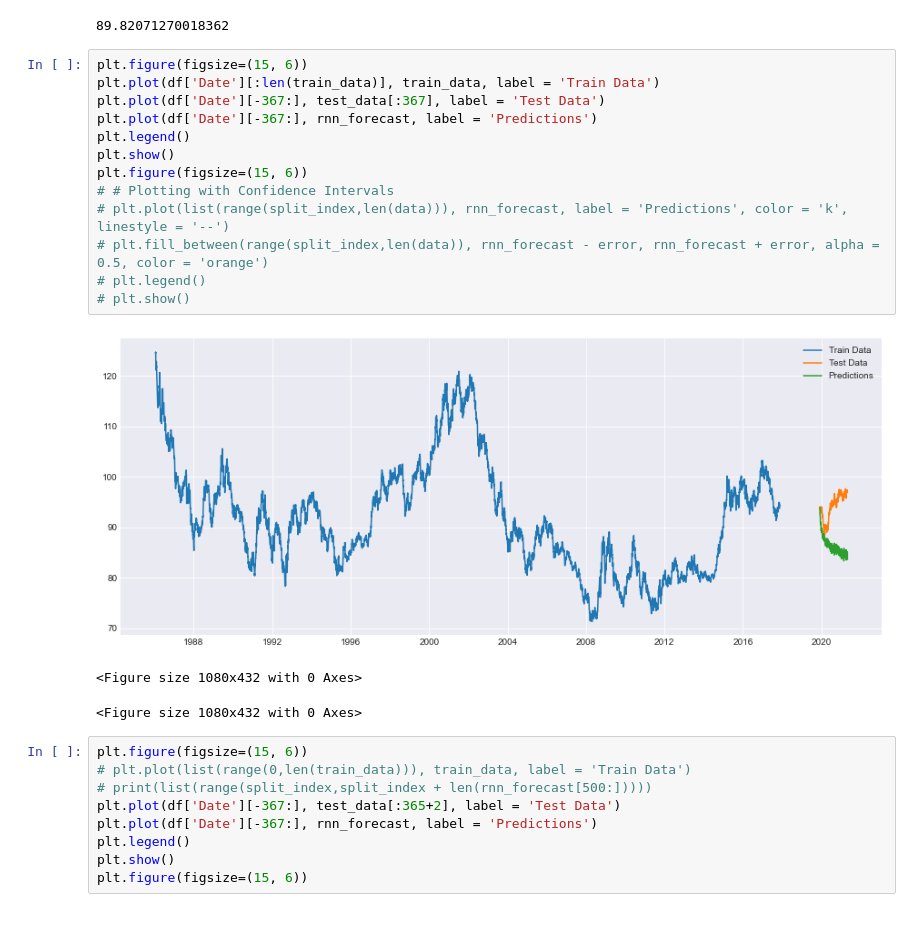
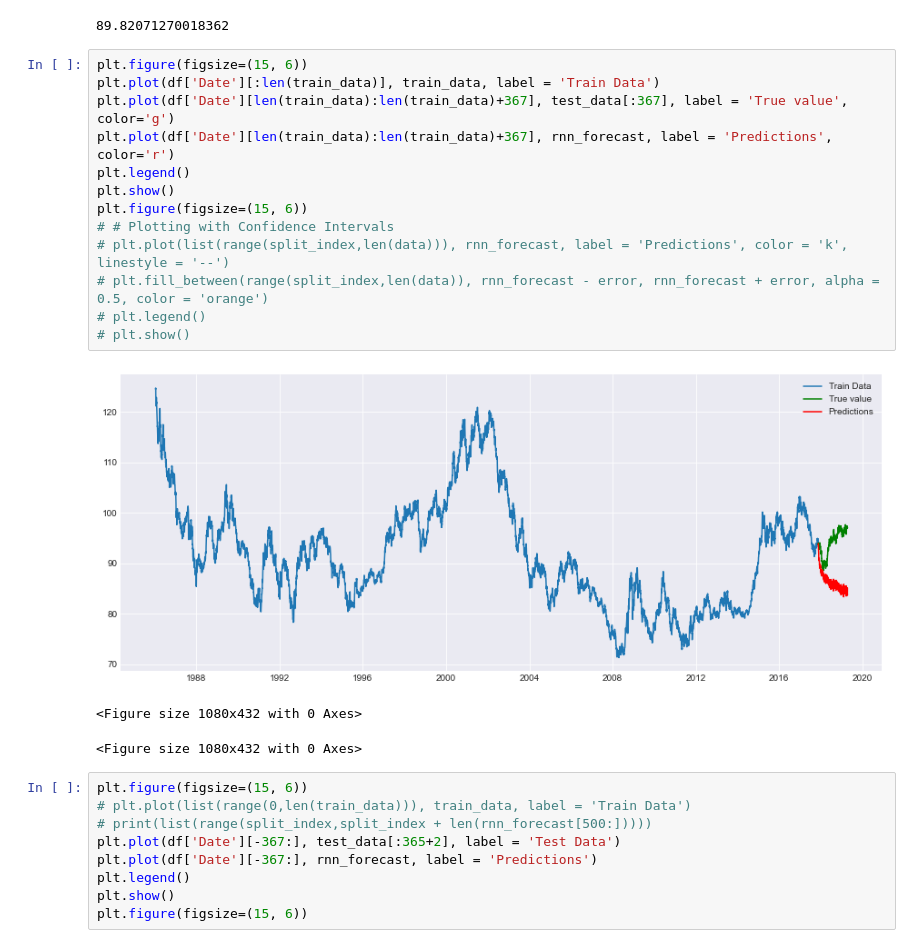
Before and after one commit to Cosby1992/BigProject, a Jupyter notebook: pre_processing/cos_predict_usd_lstm.ipynb, the cells around one changed output. Drawn from its saved outputs; the diff is of its cells as text.

Commit message:
data story update

```diff
--- a/pre_processing/cos_predict_usd_lstm.ipynb
+++ b/pre_processing/cos_predict_usd_lstm.ipynb
@@ -259,18 +265,18 @@ print(error.mean())
 # %%
 plt.figure(figsize=(15, 6))
 plt.plot(df['Date'][:len(train_data)], train_data, label = 'Train Data')
-plt.plot(df['Date'][-367:], test_data[:367], label = 'Test Data')
-plt.plot(df['Date'][-367:], rnn_forecast, label = 'Predictions')
+plt.plot(df['Date'][len(train_data):len(train_data)+367], test_data[:367], label = 'True value', color='g')
+plt.plot(df['Date'][len(train_data):len(train_data)+367], rnn_forecast, label = 'Predictions', color='r')
 plt.legend()
 plt.show()
 plt.figure(figsize=(15, 6))
 # # Plotting with Confidence Intervals
 # plt.plot(list(range(split_index,len(data))), rnn_forecast, label = 'Predictions', color = 'k', linestyle = '--')
 # plt.fill_between(range(split_index,len(data)), rnn_forecast - error, rnn_forecast + error, alpha = 0.5, color = 'orange')
 # plt.legend()
 # plt.show()
 # %% [output]
-[figure, old version]
+[figure, new version]
 <Figure size 1080x432 with 0 Axes>
 <Figure size 1080x432 with 0 Axes>
 # %%
```
Also changed, not shown: parts of 3 cells of this notebook, 15 other files.
